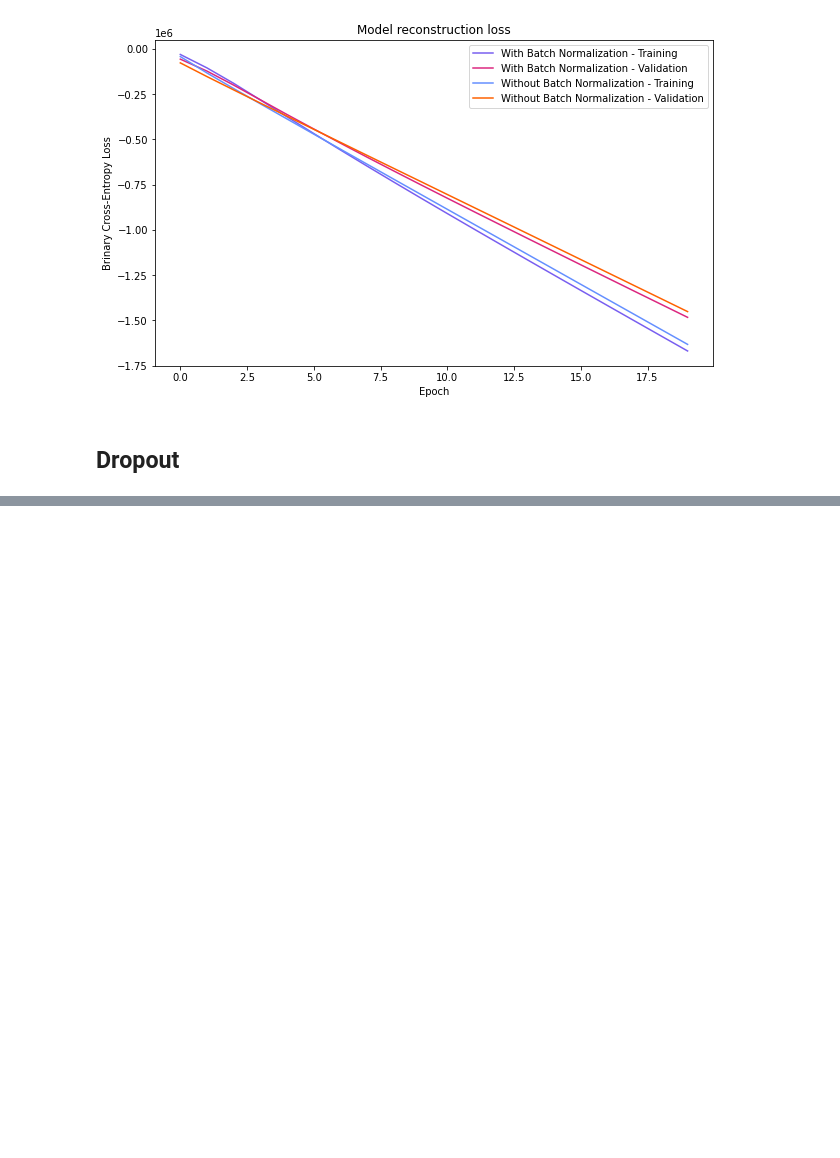
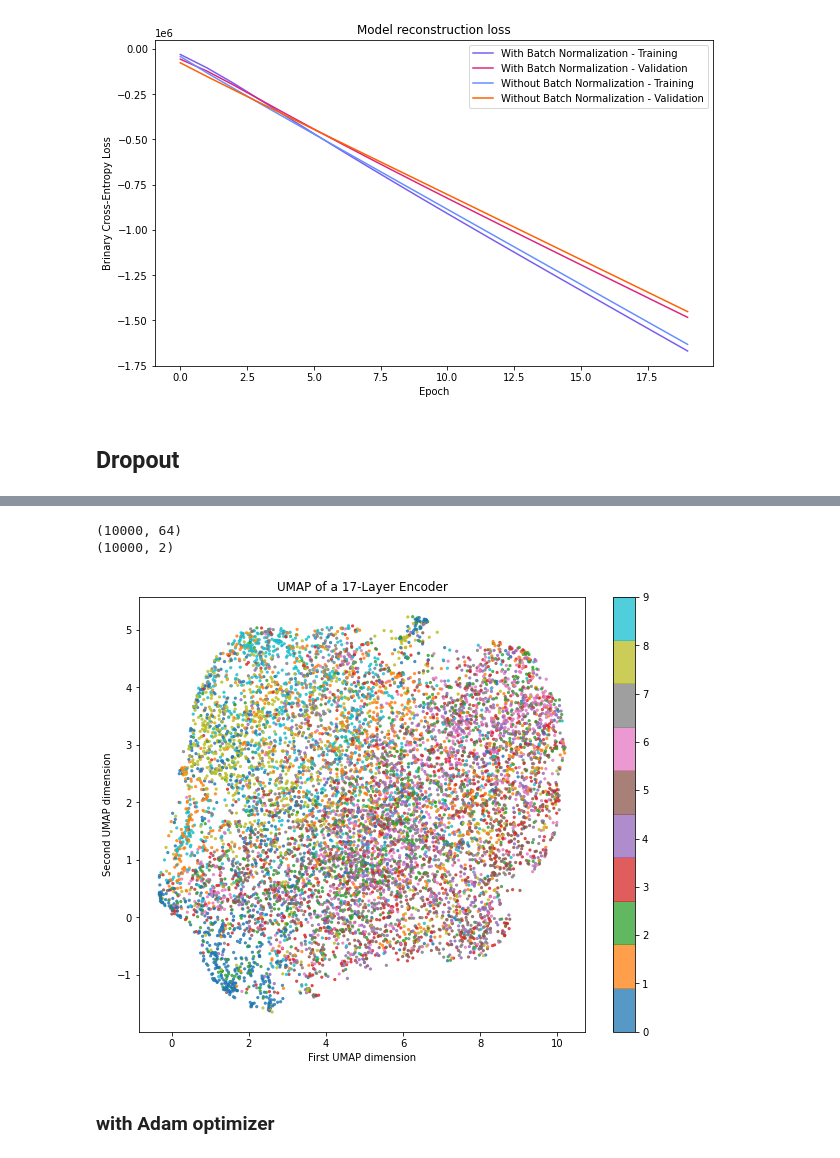
Before and after one commit to Oebele/Deep-lerning-for-beginners, a Jupyter notebook: Deep_Autoencoders.ipynb, the cells around one changed output, grey strips where cells are left out. Saved outputs shown, nothing was run; the diff lists cells and outputs as text; code cells hidden in the pictures; blank space fills up the shorter version.

```diff
--- a/Deep_Autoencoders.ipynb
+++ b/Deep_Autoencoders.ipynb
@@ -235,0 +411,25 @@ plt.show()
+# %%
+import matplotlib.pyplot as plt
+import umap
+
+y_ = list(map(int, y_test))
+X_ = encdd
+
+print(X_.shape)
+
+X_ = umap.UMAP().fit_transform(encdd)
+print(X_.shape)
+
+
+plt.figure(figsize=(10,8))
+plt.title('UMAP of a 17-Layer Encoder')
+plt.scatter(X_[:,0], X_[:,1], s=5.0, c=y_, alpha=0.75, cmap='tab10')
+plt.xlabel('First UMAP dimension')
+plt.ylabel('Second UMAP dimension')
+plt.colorbar();
+# %% [output]
+(10000, 64)
+(10000, 2)
+[figure, added]
+# %% [markdown]
+### with Adam optimizer
```
Also changed, not shown: parts of 18 cells of this notebook.
